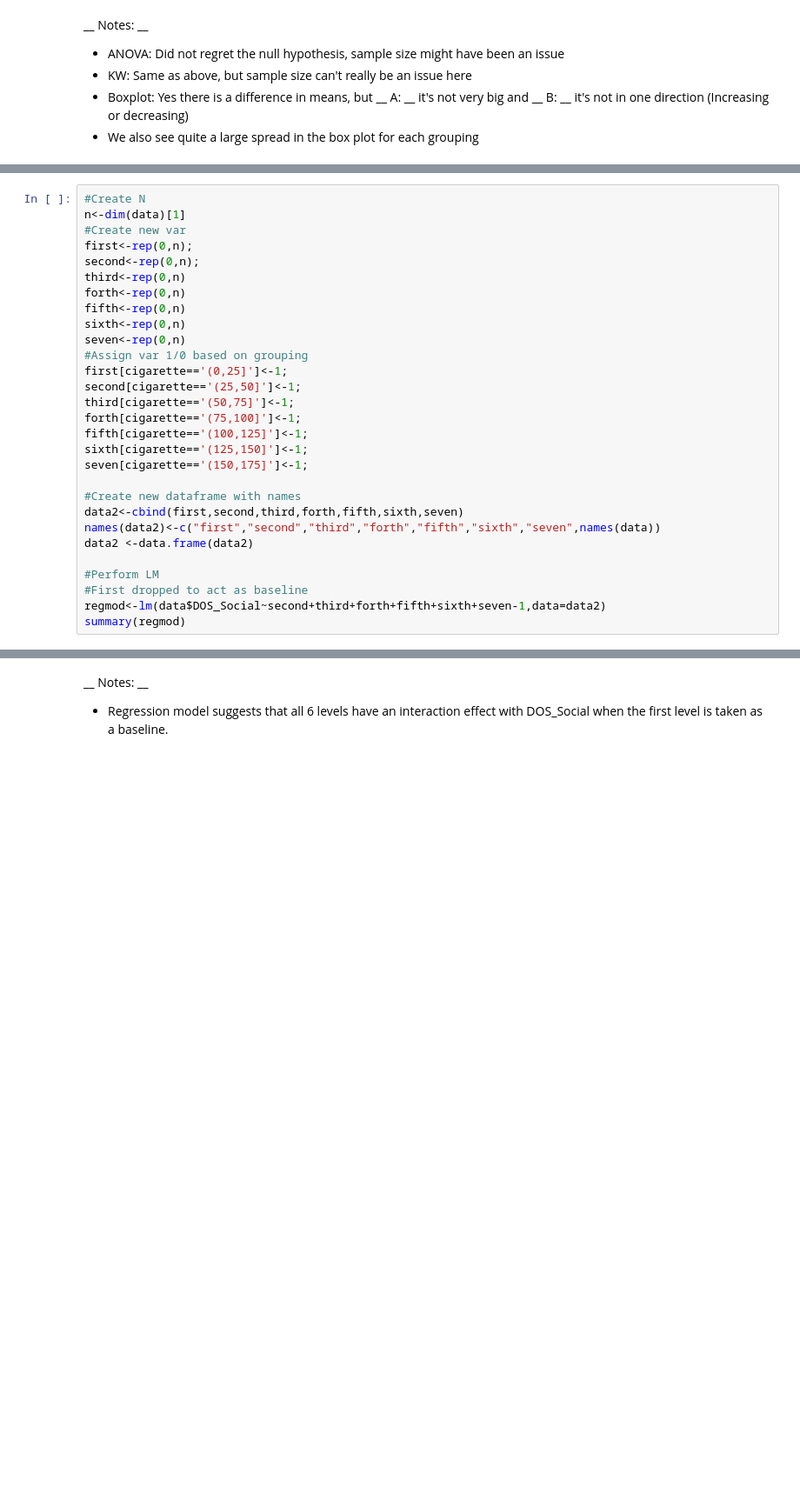
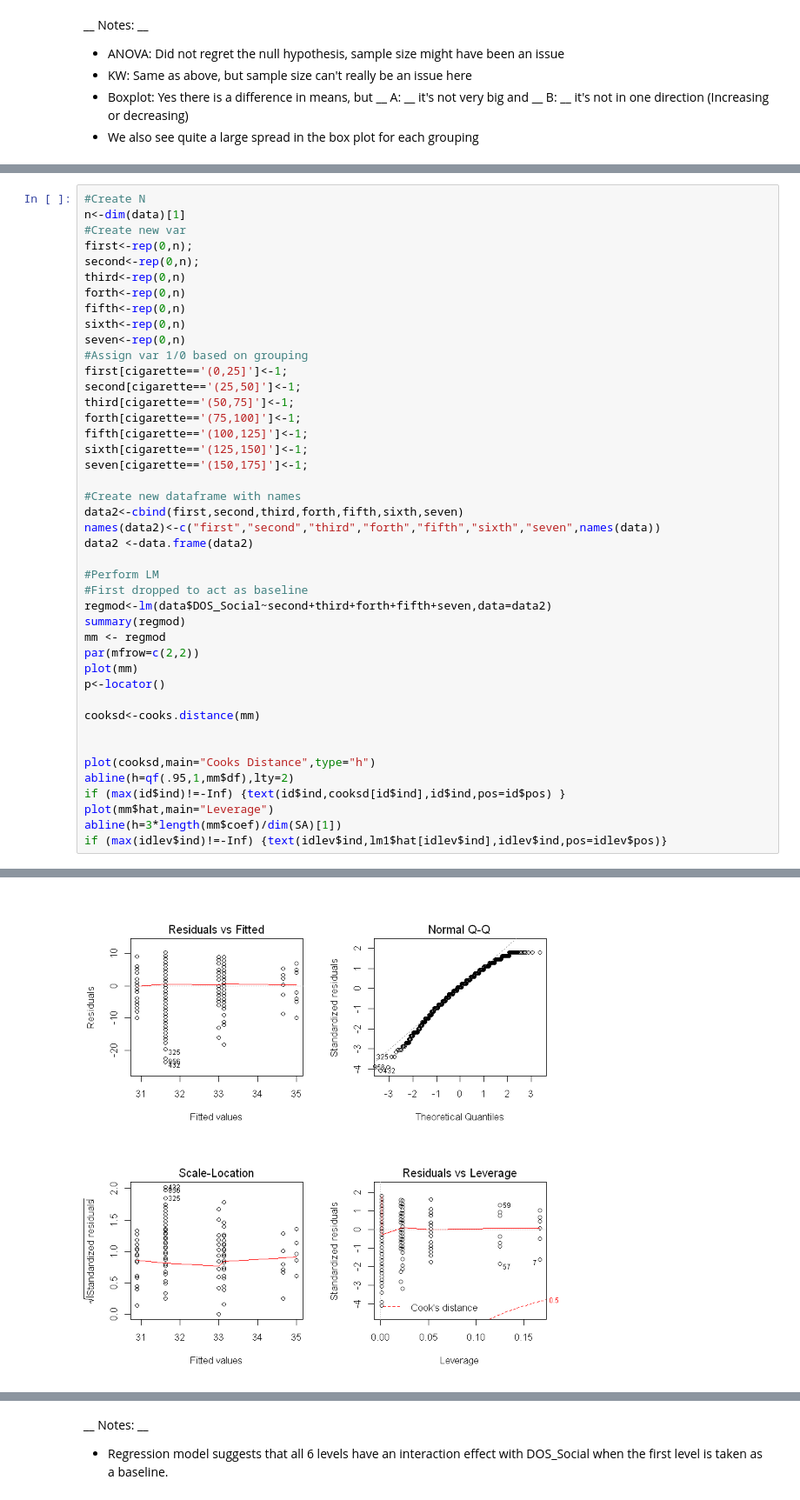
Before and after one commit to FMCumhaill/Risk-Lab-Dublin-Science-Gallery-, a Jupyter notebook: Risk Taking predict smoking .ipynb, the cells around one changed output, grey strips where cells are left out. Shown: that part at 87% size. Cells and saved outputs as stored; diff of their text form; blank space fills up the shorter version.

```diff
--- a/Risk Taking predict smoking .ipynb
+++ b/Risk Taking predict smoking .ipynb
@@ -177,8 +172,22 @@ data2 <-data.frame(data2)
 
 #Perform LM
 #First dropped to act as baseline
-regmod<-lm(data$DOS_Social~second+third+forth+fifth+sixth+seven-1,data=data2)
+regmod<-lm(data$DOS_Social~second+third+forth+fifth+seven,data=data2)
 summary(regmod)
+mm <- regmod
+par(mfrow=c(2,2))
+plot(mm)
+p<-locator()
+
+cooksd<-cooks.distance(mm)
+
+
+plot(cooksd,main="Cooks Distance",type="h")
+abline(h=qf(.95,1,mm$df),lty=2)
+if (max(id$ind)!=-Inf) {text(id$ind,cooksd[id$ind],id$ind,pos=id$pos) }
+plot(mm$hat,main="Leverage")
+abline(h=3*length(mm$coef)/dim(SA)[1])
+if (max(idlev$ind)!=-Inf) {text(idlev$ind,lm1$hat[idlev$ind],idlev$ind,pos=idlev$pos)}
 # %% [output]
 Call:
 lm(formula = data$DOS_Social ~ second + third + forth + fifth +
@@ -199,0 +210 @@ F-statistic: 29.16 on 6 and 1322 DF,  p-value: < 2.2e-16
+[figure, added]
```
Also changed, not shown: parts of 14 cells of this notebook, 3 other files.
